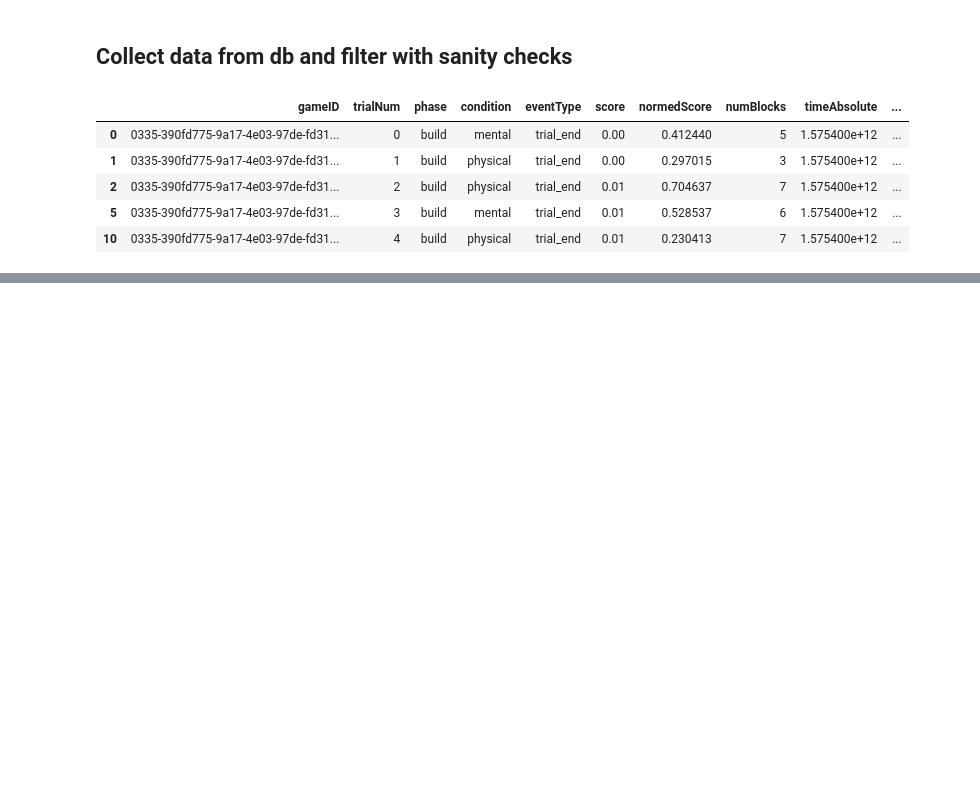
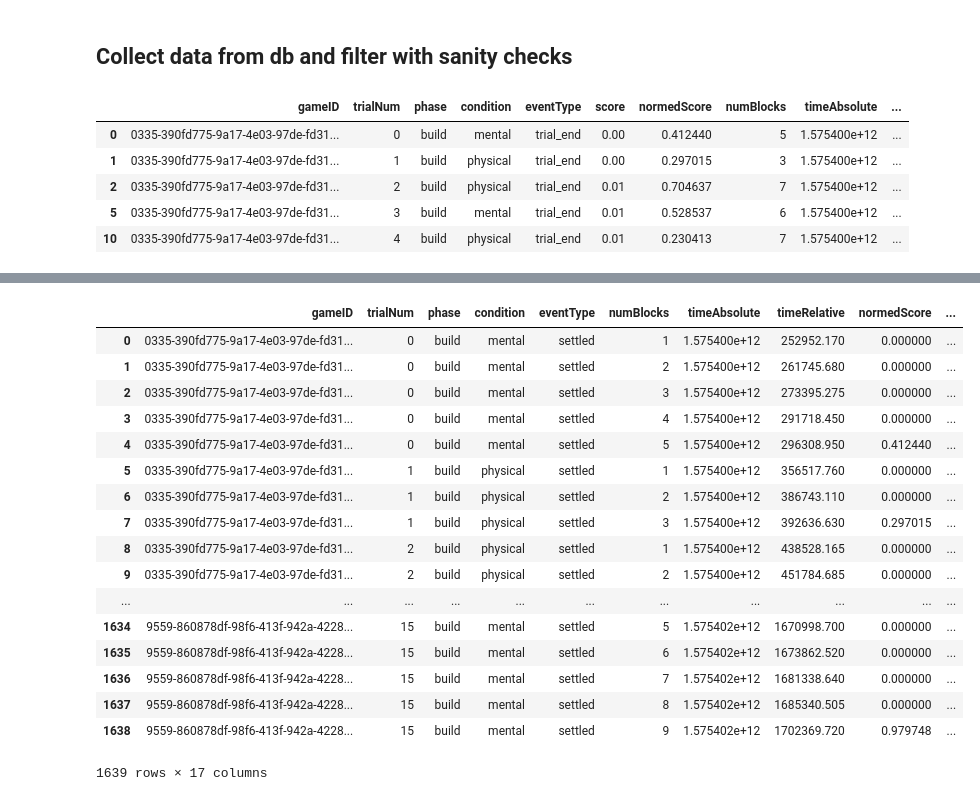
Before and after one commit to cogtoolslab/block_construction, a Jupyter notebook: analysis/will/block_silhouette_data_generator.ipynb, the cells around one changed output, grey strips where cells are left out. Cells and saved outputs as stored; diff of their text form; code cells hidden in the pictures; blank space fills up the shorter version.

```diff
--- a/analysis/will/block_silhouette_data_generator.ipynb
+++ b/analysis/will/block_silhouette_data_generator.ipynb
@@ -151,0 +154,16 @@ df_for_analysis.to_csv(out_path)
+# %%
+query = coll.find({"$and":[
+                        {'condition':{'$ne':'practice'}},
+                        {'phase':'build'},
+                        {'eventType':'settled'},
+                        {'iterationName':iterationName}]
+                     })
+
+df_settled_full = pd.DataFrame(list(query.sort('timeAbsolute')))
+
+
+# filter dataframe for complete datasets
+df_settled_full_filtered = df_settled_full[df_settled_full.workerId.isin(complete_data_ids)]
+
+df_settled_full_filtered
+# reduce to crucial information
@@ -151,0 +189,34 @@ df_for_analysis.to_csv(out_path)
+# %%
+
+df_settled_reduced_filtered = df_settled_full_filtered[['gameID','trialNum','phase','condition',
+                                                            'eventType','numBlocks', 'timeAbsolute','timeRelative',
+                                                            'normedScore','currBonus','score','incrementalScore','normedIncrementalScore',
+                                                            'currBonus','allVertices'
+                                                           ]]
+
+df_settled_reduced_filtered = df_settled_reduced_filtered.sort_values(by=['gameID', 'timeAbsolute'])
+
+buildstart = df_for_analysis[['gameID','trialNum','buildStartTime']]
+df_settled_reduced_filtered = df_settled_reduced_filtered.merge(buildstart, on=['gameID', 'trialNum'], how='left')
+df_settled_reduced_filtered['timePlaced'] = df_settled_reduced_filtered['timeAbsolute'] - df_settled_reduced_filtered['buildStartTime']
+# %%
+df_settled_reduced_filtered
+# %% [output]
+|  | gameID | trialNum | phase | condition | eventType | numBlocks | timeAbsolute | timeRelative | normedScore | ... |
+| 0 | 0335-390fd775-9a17-4e03-97de-fd31... | 0 | build | mental | settled | 1 | 1.575400e+12 | 252952.170 | 0.000000 | ... |
+| 1 | 0335-390fd775-9a17-4e03-97de-fd31... | 0 | build | mental | settled | 2 | 1.575400e+12 | 261745.680 | 0.000000 | ... |
+| 2 | 0335-390fd775-9a17-4e03-97de-fd31... | 0 | build | mental | settled | 3 | 1.575400e+12 | 273395.275 | 0.000000 | ... |
+| 3 | 0335-390fd775-9a17-4e03-97de-fd31... | 0 | build | mental | settled | 4 | 1.575400e+12 | 291718.450 | 0.000000 | ... |
+| 4 | 0335-390fd775-9a17-4e03-97de-fd31... | 0 | build | mental | settled | 5 | 1.575400e+12 | 296308.950 | 0.412440 | ... |
+| 5 | 0335-390fd775-9a17-4e03-97de-fd31... | 1 | build | physical | settled | 1 | 1.575400e+12 | 356517.760 | 0.000000 | ... |
+| 6 | 0335-390fd775-9a17-4e03-97de-fd31... | 1 | build | physical | settled | 2 | 1.575400e+12 | 386743.110 | 0.000000 | ... |
+| 7 | 0335-390fd775-9a17-4e03-97de-fd31... | 1 | build | physical | settled | 3 | 1.575400e+12 | 392636.630 | 0.297015 | ... |
+| 8 | 0335-390fd775-9a17-4e03-97de-fd31... | 2 | build | physical | settled | 1 | 1.575400e+12 | 438528.165 | 0.000000 | ... |
+| 9 | 0335-390fd775-9a17-4e03-97de-fd31... | 2 | build | physical | settled | 2 | 1.575400e+12 | 451784.685 | 0.000000 | ... |
+| ... | ... | ... | ... | ... | ... | ... | ... | ... | ... | ... |
+| 1634 | 9559-860878df-98f6-413f-942a-4228... | 15 | build | mental | settled | 5 | 1.575402e+12 | 1670998.700 | 0.000000 | ... |
+| 1635 | 9559-860878df-98f6-413f-942a-4228... | 15 | build | mental | settled | 6 | 1.575402e+12 | 1673862.520 | 0.000000 | ... |
+| 1636 | 9559-860878df-98f6-413f-942a-4228... | 15 | build | mental | settled | 7 | 1.575402e+12 | 1681338.640 | 0.000000 | ... |
+| 1637 | 9559-860878df-98f6-413f-942a-4228... | 15 | build | mental | settled | 8 | 1.575402e+12 | 1685340.505 | 0.000000 | ... |
+| 1638 | 9559-860878df-98f6-413f-942a-4228... | 15 | build | mental | settled | 9 | 1.575402e+12 | 1702369.720 | 0.979748 | ... |
+1639 rows × 17 columns
```
Also changed, not shown: parts of 4 cells of this notebook, 1 other file.
